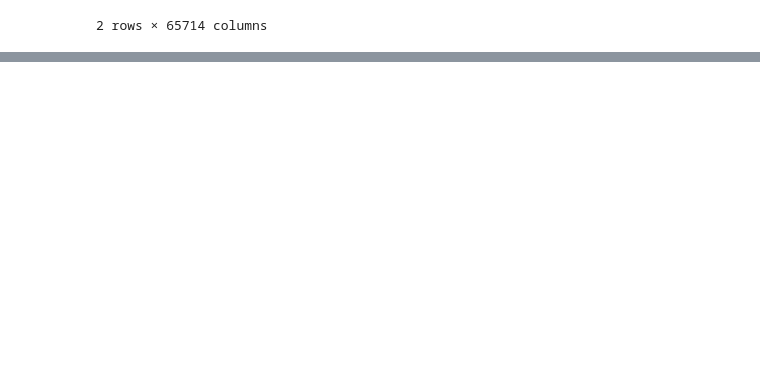
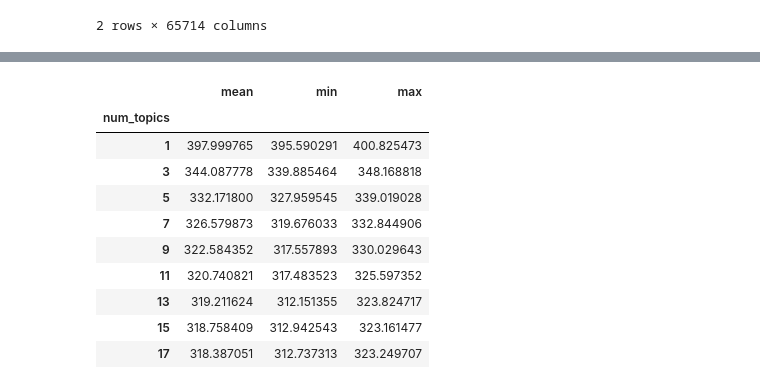
Before and after one commit to prototypeanugrah/financial_topic_modeling, a Jupyter notebook: lda_testing.ipynb, the cells around one changed output, grey strips where cells are left out. Saved outputs shown, nothing was run; the diff lists cells and outputs as text; code cells hidden in the pictures; blank space fills up the shorter version.

```diff
--- a/lda_testing.ipynb
+++ b/lda_testing.ipynb
@@ -555,0 +581,18 @@ dominant_df.head()
+# %%
+# get mean test perplexity by num_topics
+mean_test_perplexity = cv_metrics.groupby("num_topics")["test_perplexity"].agg(
+    ["mean", "min", "max"]
+)
+mean_test_perplexity
+# %% [output]
+|  | mean | min | max |
+| num_topics |  |  |  |
+| 1 | 397.999765 | 395.590291 | 400.825473 |
+| 3 | 344.087778 | 339.885464 | 348.168818 |
+| 5 | 332.171800 | 327.959545 | 339.019028 |
+| 7 | 326.579873 | 319.676033 | 332.844906 |
+| 9 | 322.584352 | 317.557893 | 330.029643 |
+| 11 | 320.740821 | 317.483523 | 325.597352 |
+| 13 | 319.211624 | 312.151355 | 323.824717 |
+| 15 | 318.758409 | 312.942543 | 323.161477 |
+| 17 | 318.387051 | 312.737313 | 323.249707 |
```
Also changed, not shown: parts of 5 cells of this notebook.
